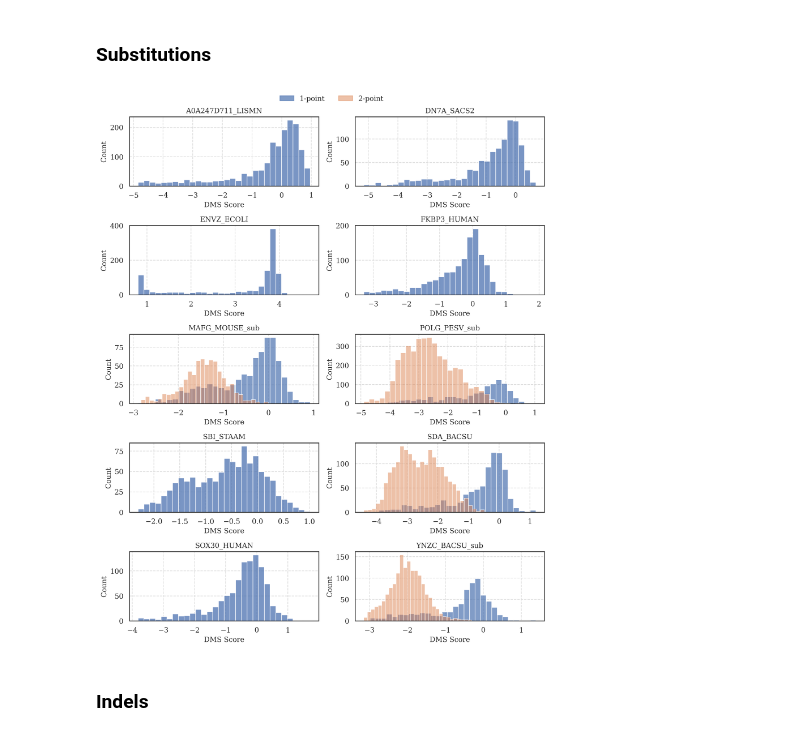
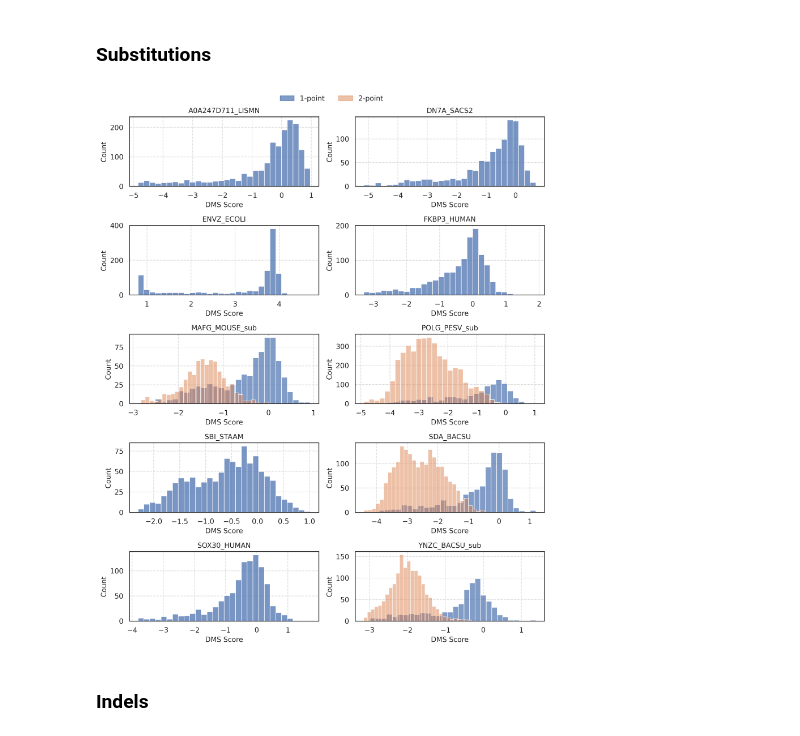
Before and after one commit to LeoAnd00/SCARSE-repro, a Jupyter notebook: code/benchmark/process_data/visualize_processed_data.ipynb, the cells around one changed output. Cells and saved outputs as stored; diff of their text form; code cells hidden in the pictures.

Commit message:
Changed font of figures to sans-serfi

```diff
--- a/code/benchmark/process_data/visualize_processed_data.ipynb
+++ b/code/benchmark/process_data/visualize_processed_data.ipynb
@@ -14,8 +14,9 @@ import matplotlib.patches as mpatches
 sns.set_theme(
     context="notebook",
     style="whitegrid",
-    font="DejaVu Serif",
     rc={
+        "font.family": "sans-serif",
+        "font.sans-serif": ["DejaVu Sans"],
         "figure.dpi": 300,
         "axes.linewidth": 1.2,
         "axes.edgecolor": "#333333",
@@ -26,7 +27,7 @@ sns.set_theme(
 )
 
 mpl.rcParams.update({
-    "font.family": "DejaVu Serif",
+    "font.family": "sans-serif",
     "font.size": 11,
     "axes.titlesize": 11,
     "axes.labelsize": 11,
@@ -97,34 +98,34 @@ for i, file_name in enumerate(files):
     # Title cleanup
     ax.set_title(name_map.get(file_name, file_name.replace(".csv", "")))
     ax.set_xlabel("DMS Score")
     ax.set_ylabel("Count")
 
 # ------------------------
 # Remove empty subplots (if any)
 # ------------------------
 for j in range(i + 1, len(axes)):
     fig.delaxes(axes[j])
 
 # ------------------------
 # Single legend at top center
 # ------------------------
 handles = [
     mpatches.Patch(color=COLOR_ONE, alpha=0.7, label="1-point"),
     mpatches.Patch(color=COLOR_TWO, alpha=0.5, label="2-point")
 ]
 
 fig.legend(
     handles=handles,
     loc='upper center',
     ncol=2,
     frameon=False,
     bbox_to_anchor=(0.52, 1.02)
 )
 
 plt.tight_layout()
 plt.show()
 # %% [output]
-[figure, old version]
+[figure, new version]
 # %% [markdown]
 ### Indels
 # %%
```
Also changed, not shown: parts of 2 cells of this notebook, 8 other files.
